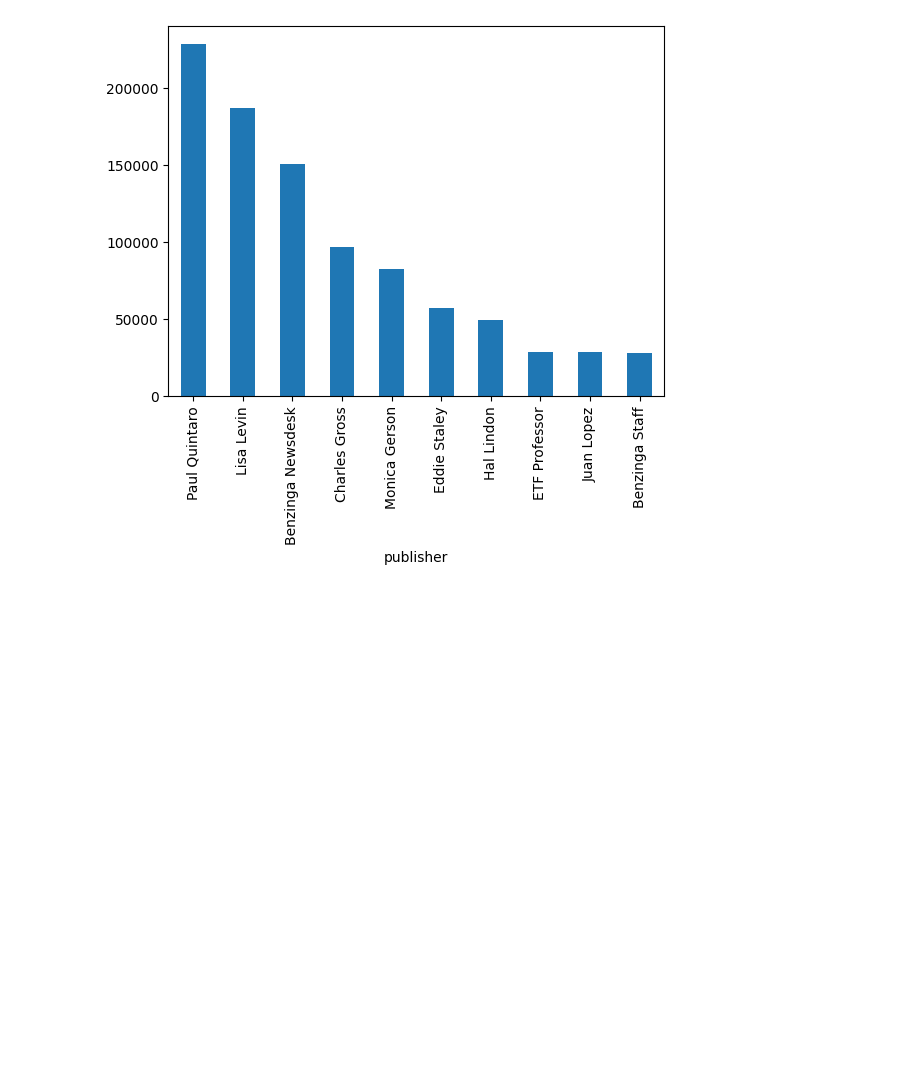
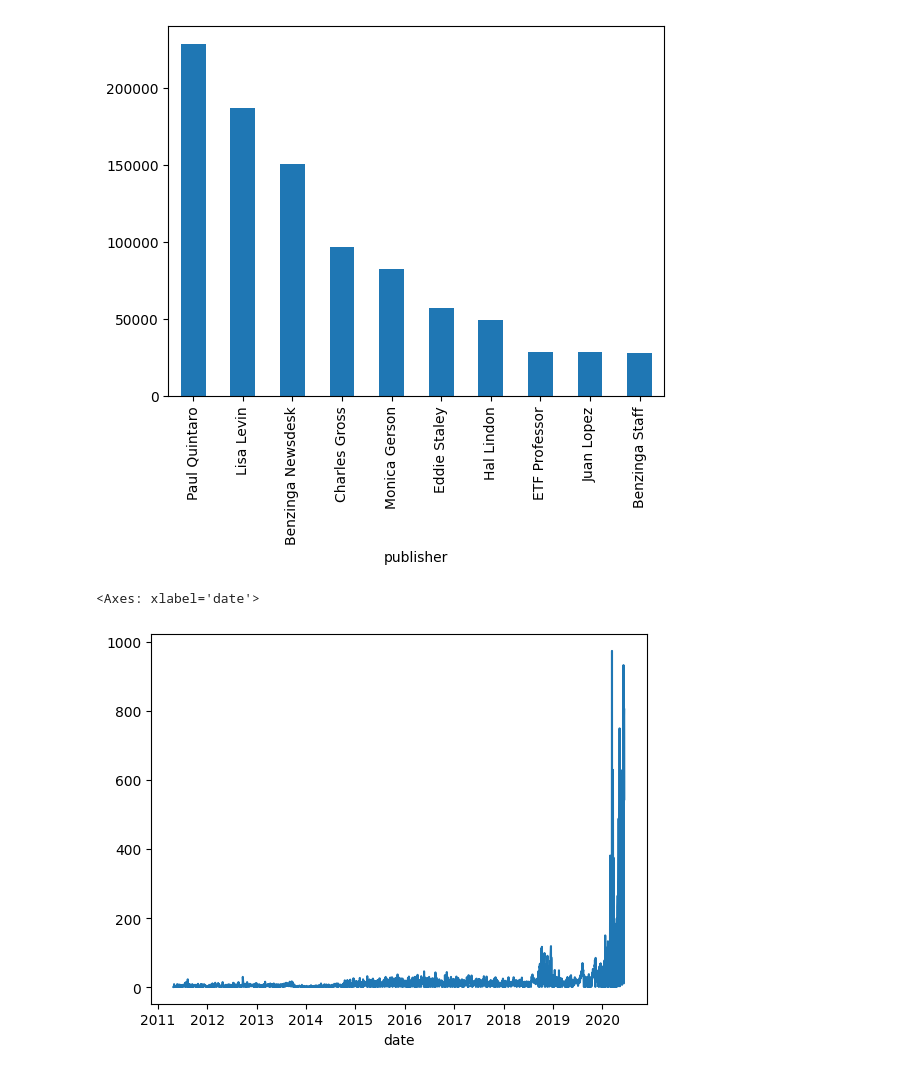
Before and after one commit to anteneh24/nova-financial-analysis, a Jupyter notebook: notebooks/first.ipynb, the cells around one changed output. Cells and saved outputs as stored; diff of their text form; code cells hidden in the pictures; blank space fills up the shorter version.

Commit message:
analyze based on publish dates

```diff
--- a/notebooks/first.ipynb
+++ b/notebooks/first.ipynb
@@ -63,3 +63,10 @@ df['publisher'].value_counts().head(10).plot(kind='bar')
 # %% [output]
 <Axes: xlabel='publisher'>
 [figure]
+# %%
+df['date'] = pd.to_datetime(df['date'], errors='coerce')
+# %%
+df['date'].dt.date.value_counts().sort_index().plot()
+# %% [output]
+<Axes: xlabel='date'>
+[figure, added]
```
Also changed, not shown: parts of 3 cells of this notebook.
